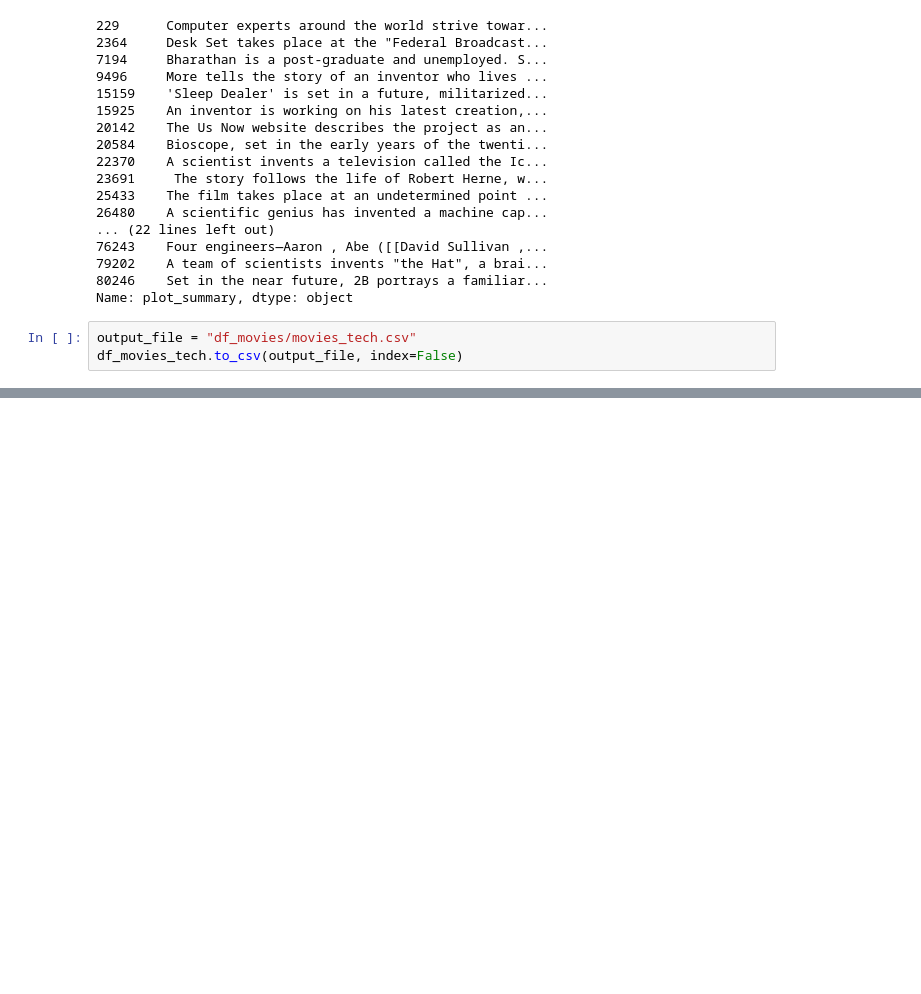
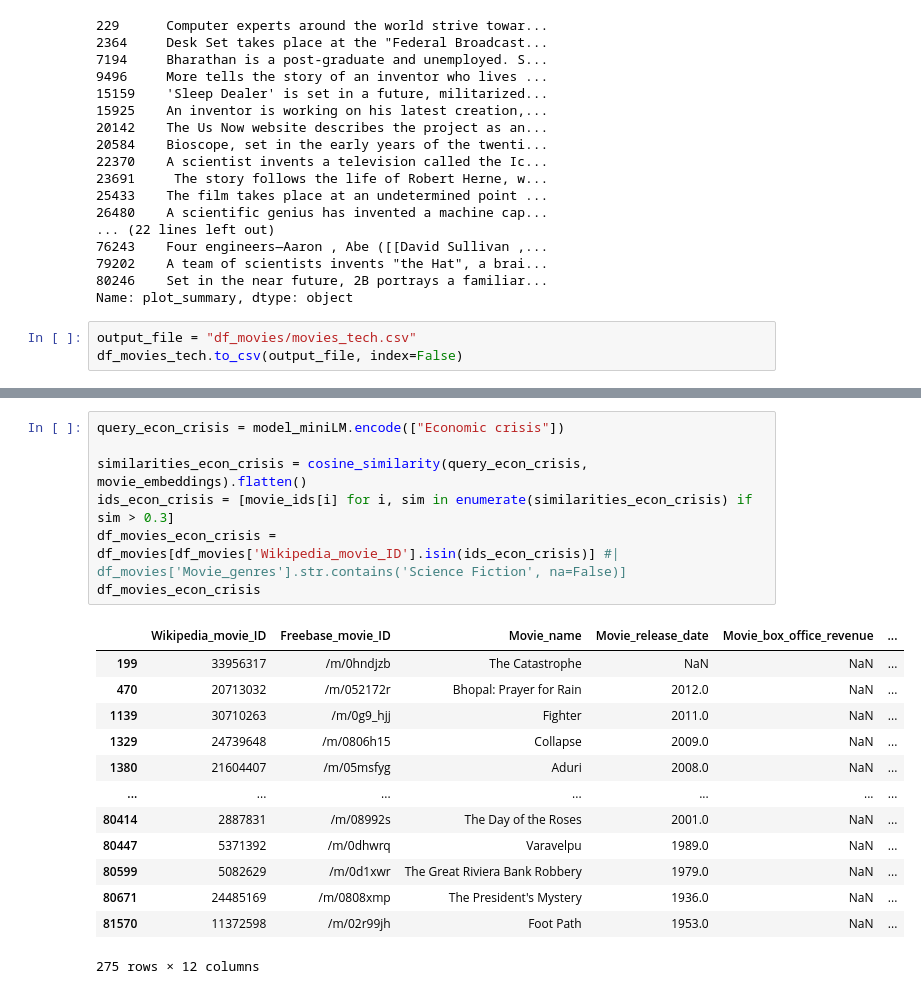
Before and after one commit to epfl-ada/ada-2024-project-astonishingdataavengers24, a Jupyter notebook: src/df_movies_themes/Find_movies.ipynb, the cells around one changed output, grey strips where cells are left out. Cells and saved outputs as stored; diff of their text form; blank space fills up the shorter version.

```diff
--- a/src/df_movies_themes/Find_movies.ipynb
+++ b/src/df_movies_themes/Find_movies.ipynb
@@ -275,0 +381,21 @@ df_movies_tech.to_csv(output_file, index=False)
+# %%
+query_econ_crisis = model_miniLM.encode(["Economic crisis"])
+
+similarities_econ_crisis = cosine_similarity(query_econ_crisis, movie_embeddings).flatten()
+ids_econ_crisis = [movie_ids[i] for i, sim in enumerate(similarities_econ_crisis) if sim > 0.3]
+df_movies_econ_crisis = df_movies[df_movies['Wikipedia_movie_ID'].isin(ids_econ_crisis)] #| df_movies['Movie_genres'].str.contains('Science Fiction', na=False)]
+df_movies_econ_crisis
+# %% [output]
+|  | Wikipedia_movie_ID | Freebase_movie_ID | Movie_name | Movie_release_date | Movie_box_office_revenue | ... |
+| 199 | 33956317 | /m/0hndjzb | The Catastrophe | NaN | NaN | ... |
+| 470 | 20713032 | /m/052172r | Bhopal: Prayer for Rain | 2012.0 | NaN | ... |
+| 1139 | 30710263 | /m/0g9_hjj | Fighter | 2011.0 | NaN | ... |
+| 1329 | 24739648 | /m/0806h15 | Collapse | 2009.0 | NaN | ... |
+| 1380 | 21604407 | /m/05msfyg | Aduri | 2008.0 | NaN | ... |
+| ... | ... | ... | ... | ... | ... | ... |
+| 80414 | 2887831 | /m/08992s | The Day of the Roses | 2001.0 | NaN | ... |
+| 80447 | 5371392 | /m/0dhwrq | Varavelpu | 1989.0 | NaN | ... |
+| 80599 | 5082629 | /m/0d1xwr | The Great Riviera Bank Robbery | 1979.0 | NaN | ... |
+| 80671 | 24485169 | /m/0808xmp | The President's Mystery | 1936.0 | NaN | ... |
+| 81570 | 11372598 | /m/02r99jh | Foot Path | 1953.0 | NaN | ... |
+275 rows × 12 columns
```
Also changed, not shown: parts of 20 cells of this notebook, 5 other files.
